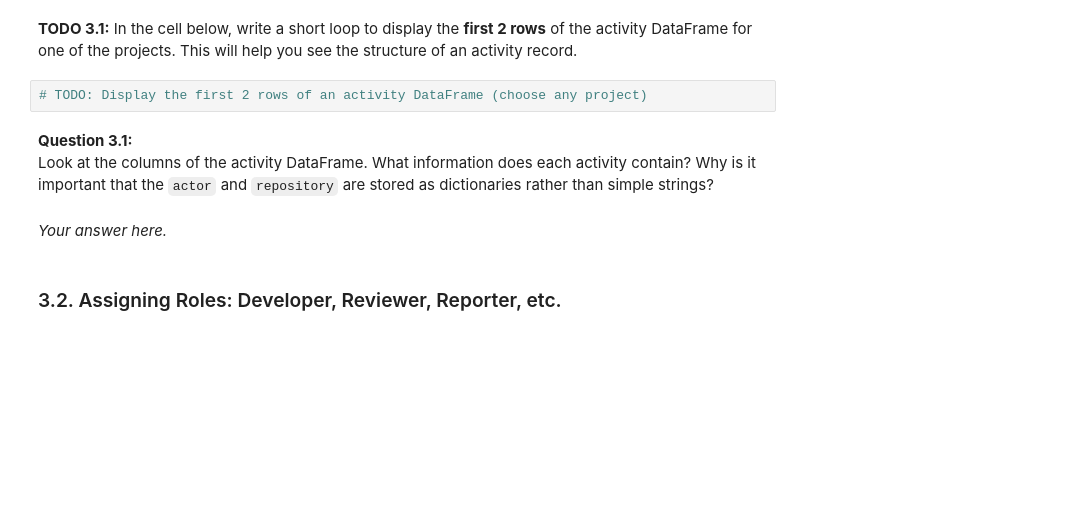
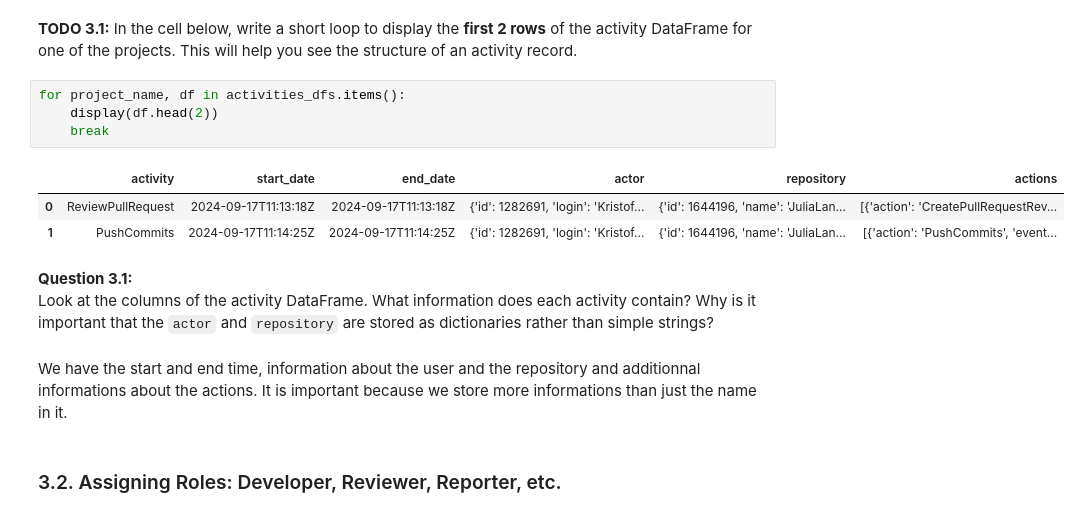
Before and after one commit to LeoMoulin/Software-Evolution-Practical-Bots, a Jupyter notebook: Bots-Template.ipynb, the cells around one changed output. Drawn from its saved outputs; the diff is of its cells as text; blank space fills up the shorter version.

```diff
--- a/Bots-Template.ipynb
+++ b/Bots-Template.ipynb
@@ -1244,12 +1254,18 @@ for file in activity_files:
 # %% [markdown]
 **TODO 3.1:** In the cell below, write a short loop to display the **first 2 rows** of the activity DataFrame for one of the projects. This will help you see the structure of an activity record.
 # %%
-# TODO: Display the first 2 rows of an activity DataFrame (choose any project)
+for project_name, df in activities_dfs.items():
+    display(df.head(2))
+    break
+# %% [output]
+|  | activity | start_date | end_date | actor | repository | actions |
+| 0 | ReviewPullRequest | 2024-09-17T11:13:18Z | 2024-09-17T11:13:18Z | {'id': 1282691, 'login': 'Kristof... | {'id': 1644196, 'name': 'JuliaLan... | [{'action': 'CreatePullRequestRev... |
+| 1 | PushCommits | 2024-09-17T11:14:25Z | 2024-09-17T11:14:25Z | {'id': 1282691, 'login': 'Kristof... | {'id': 1644196, 'name': 'JuliaLan... | [{'action': 'PushCommits', 'event... |
 # %% [markdown]
 **Question 3.1:**
 Look at the columns of the activity DataFrame. What information does each activity contain? Why is it important that the `actor` and `repository` are stored as dictionaries rather than simple strings?
 # %% [markdown]
-*Your answer here.*
+We have the start and end time, information about the user and the repository and additionnal informations about the actions. It is important because we store more informations than just the name in it.
 # %% [markdown]
 ### 3.2. Assigning Roles: Developer, Reviewer, Reporter, etc.
 # %% [markdown]
```
Also changed, not shown: parts of 17 cells of this notebook.
